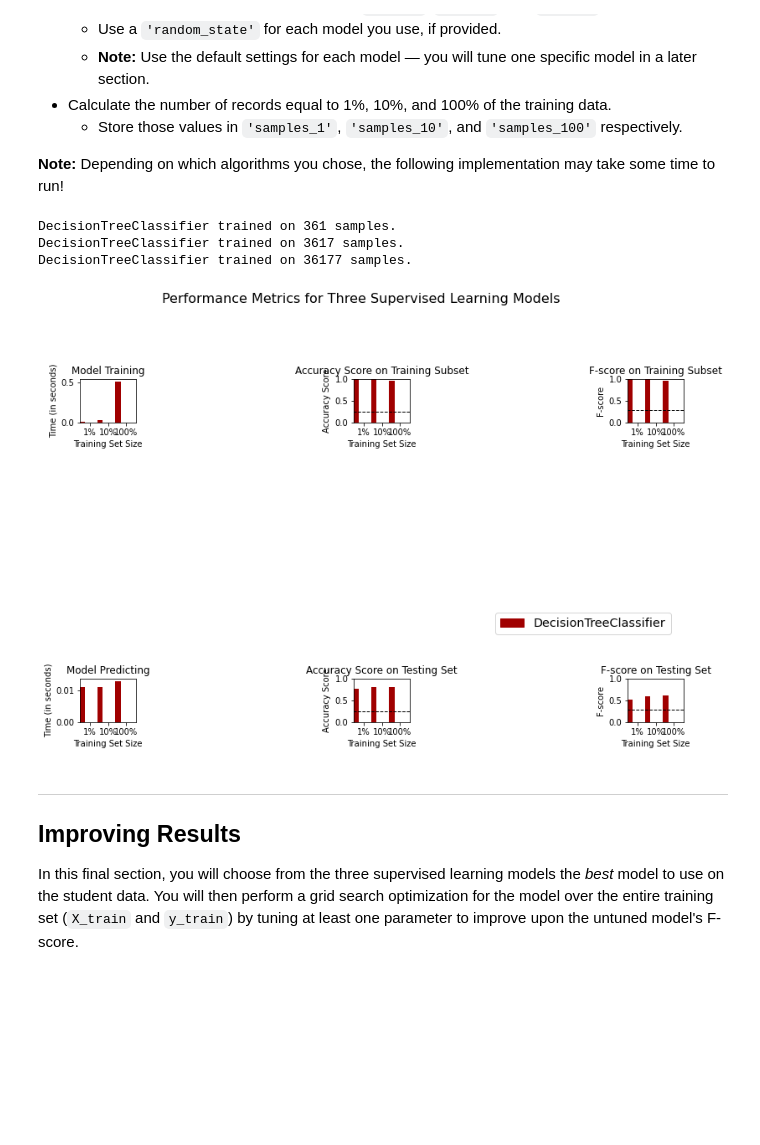
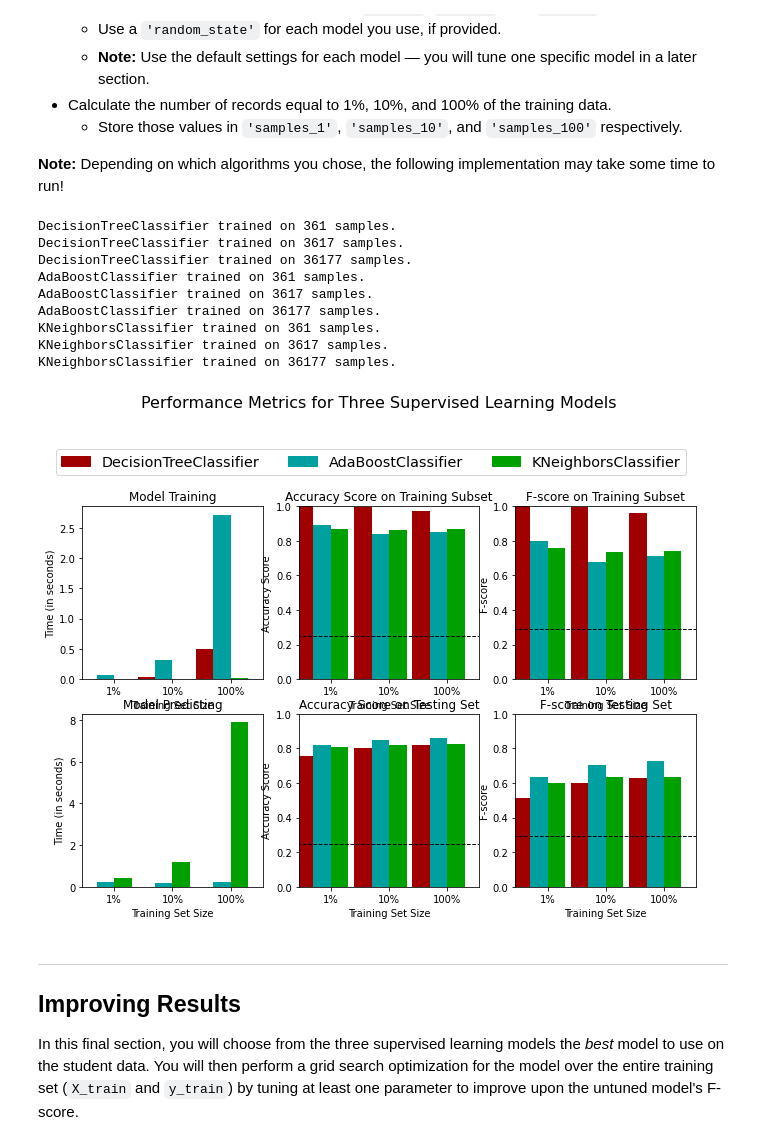
Before and after one commit to wesmattison/finding_donors, a Jupyter notebook: finding_donors.ipynb, the cells around one changed output. Cells and saved outputs as stored; diff of their text form; code cells hidden in the pictures; blank space fills up the shorter version.

```diff
--- a/finding_donors.ipynb
+++ b/finding_donors.ipynb
@@ -377,36 +379,45 @@ In the code cell, you will need to implement the following:
 # %%
 # TODO: Import the three supervised learning models from sklearn
 from sklearn.tree import DecisionTreeClassifier
+from sklearn.ensemble import AdaBoostClassifier
+from sklearn.neighbors import KNeighborsClassifier
+
 
 # TODO: Initialize the three models
 clf_A = DecisionTreeClassifier()
-clf_B = None
-clf_C = None
+clf_B = AdaBoostClassifier()
+clf_C = KNeighborsClassifier()
 
 # TODO: Calculate the number of samples for 1%, 10%, and 100% of the training data
 # HINT: samples_100 is the entire training set i.e. len(y_train)
 # HINT: samples_10 is 10% of samples_100 (ensure to set the count of the values to be `int` and not `float`)
 # HINT: samples_1 is 1% of samples_100 (ensure to set the count of the values to be `int` and not `float`)
 samples_100 = len(y_train)
 samples_10 = int(samples_100 * 0.1)
 samples_1 = int(samples_100 * 0.01)
 
 # Collect results on the learners
 results = {}
-for clf in [clf_A]: #, clf_B, clf_C]:
+for clf in [clf_A, clf_B, clf_C]:
     clf_name = clf.__class__.__name__
     results[clf_name] = {}
     for i, samples in enumerate([samples_1, samples_10, samples_100]):
         results[clf_name][i] = \
         train_predict(clf, samples, X_train, y_train, X_test, y_test)
 
 # Run metrics visualization for the three supervised learning models chosen
 vs.evaluate(results, accuracy, fscore)
 # %% [output]
 DecisionTreeClassifier trained on 361 samples.
 DecisionTreeClassifier trained on 3617 samples.
 DecisionTreeClassifier trained on 36177 samples.
+AdaBoostClassifier trained on 361 samples.
+AdaBoostClassifier trained on 3617 samples.
+AdaBoostClassifier trained on 36177 samples.
+KNeighborsClassifier trained on 361 samples.
+KNeighborsClassifier trained on 3617 samples.
+KNeighborsClassifier trained on 36177 samples.
-[figure, old version]
+[figure, new version]
 # %% [markdown]
 ----
 ## Improving Results
```
Also changed, not shown: parts of 1 cell of this notebook.
